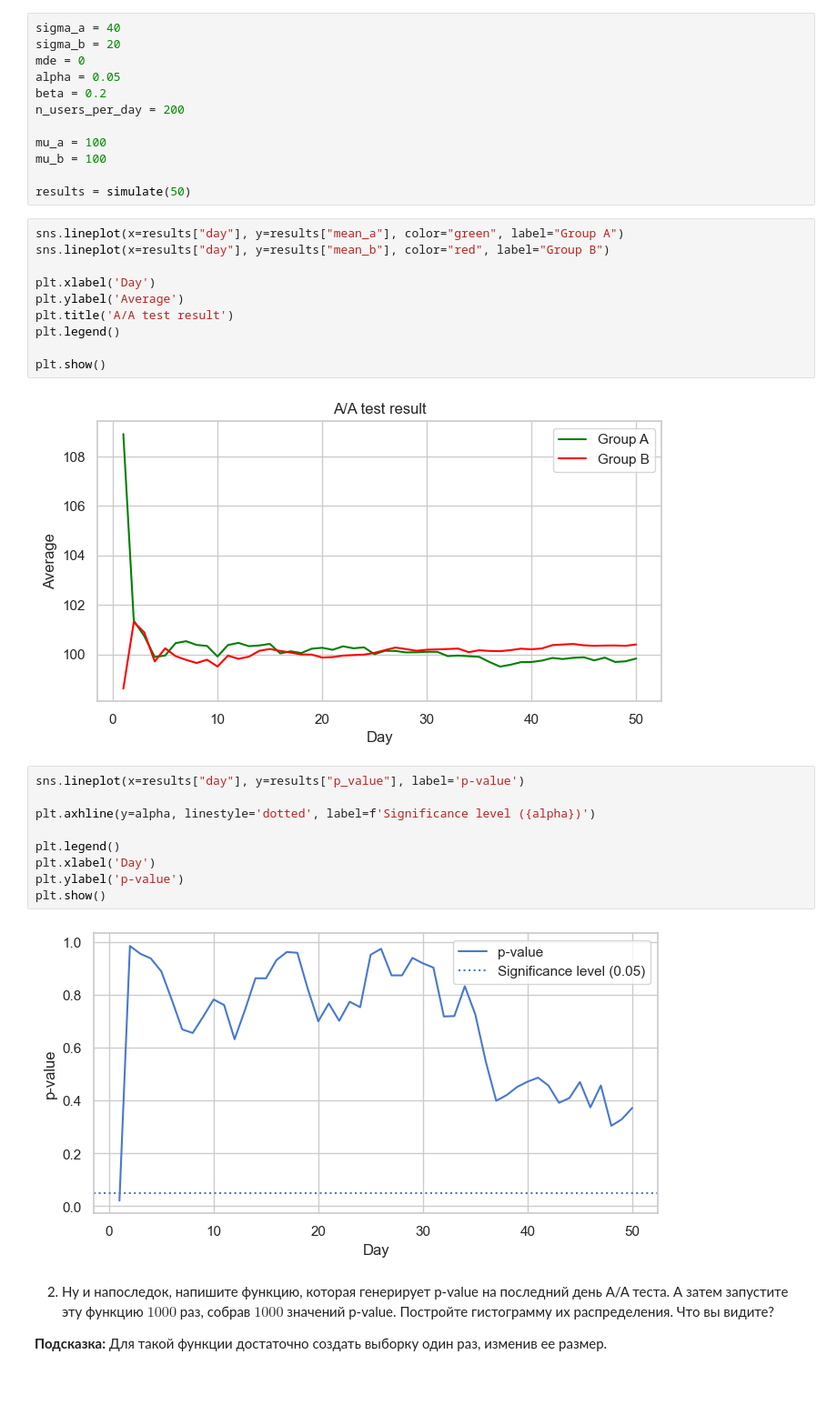
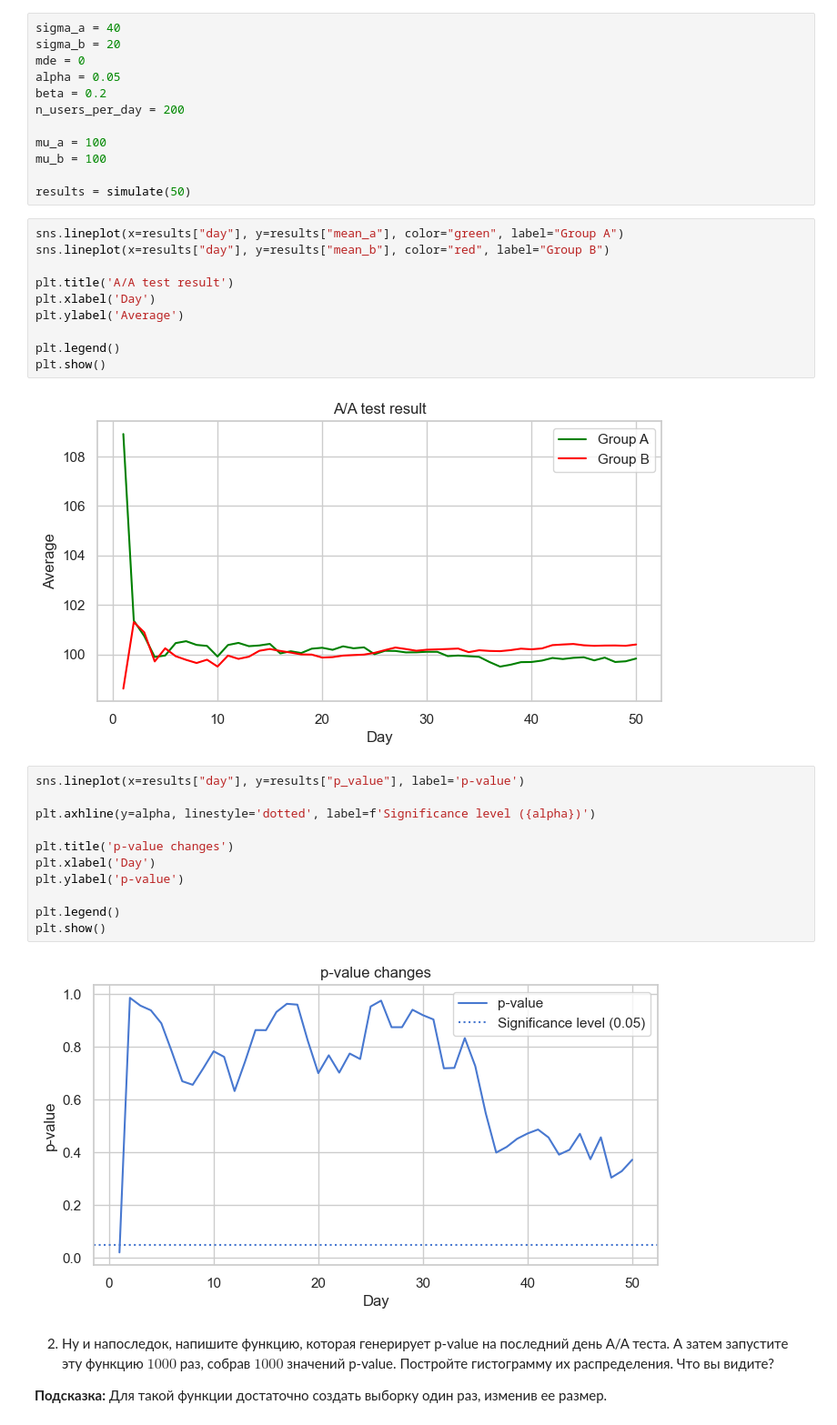
Before and after one commit to Kerblif/andan_2023-1, a Jupyter notebook: hw/hw04/hw04-red_or_blue.ipynb, the cells around one changed output. Shown at 91% size. Drawn from its saved outputs; the diff is of its cells as text; blank space fills up the shorter version.

```diff
--- a/hw/hw04/hw04-red_or_blue.ipynb
+++ b/hw/hw04/hw04-red_or_blue.ipynb
@@ -634,25 +641,27 @@ results = simulate(50)
 sns.lineplot(x=results["day"], y=results["mean_a"], color="green", label="Group A")
 sns.lineplot(x=results["day"], y=results["mean_b"], color="red", label="Group B")
 
+plt.title('A/A test result')
 plt.xlabel('Day')
 plt.ylabel('Average')
-plt.title('A/A test result')
+
 plt.legend()
-
 plt.show()
 # %% [output]
 [figure]
 # %%
 sns.lineplot(x=results["day"], y=results["p_value"], label='p-value')
 
 plt.axhline(y=alpha, linestyle='dotted', label=f'Significance level ({alpha})')
 
-plt.legend()
+plt.title('p-value changes')
 plt.xlabel('Day')
 plt.ylabel('p-value')
+
+plt.legend()
 plt.show()
 # %% [output]
-[figure, old version]
+[figure, new version]
 # %% [markdown]
 2. Ну и напоследок, напишите функцию, которая генерирует p-value на последний день A/A теста. А затем запустите эту функцию $1000$ раз, собрав $1000$ значений p-value. Постройте гистограмму их распределения. Что вы видите?
 
```
Also changed, not shown: parts of 5 cells of this notebook.
